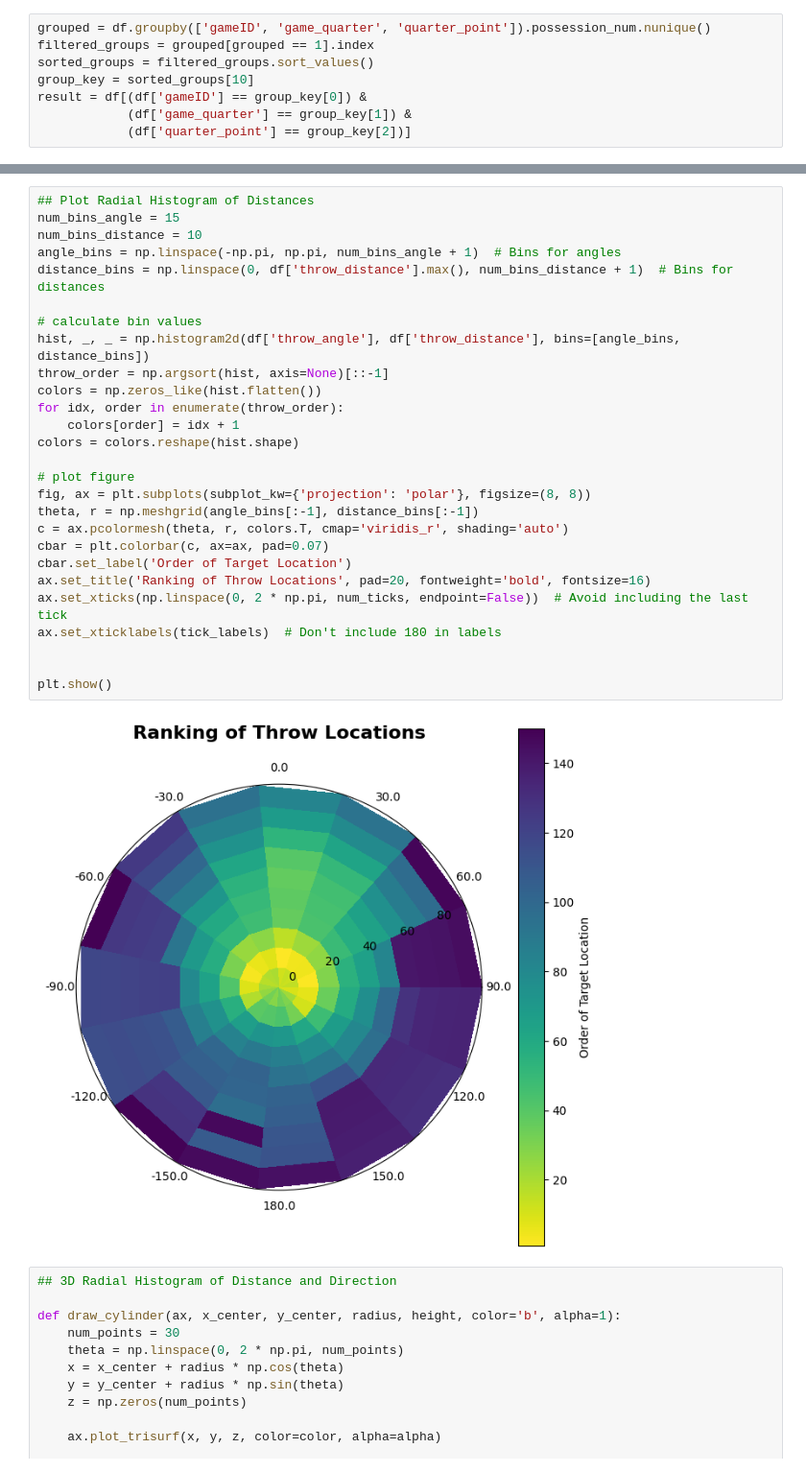
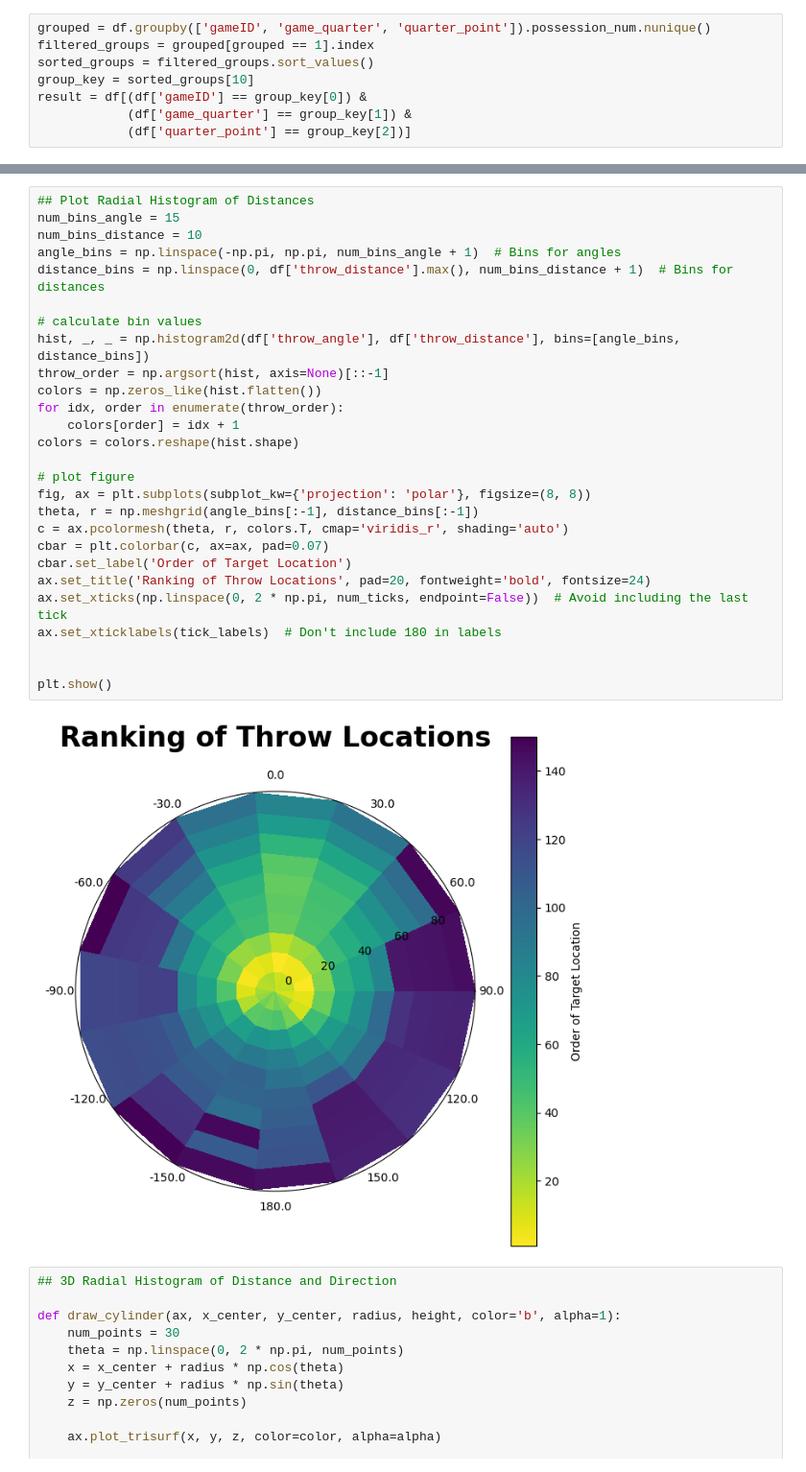
Before and after one commit to BradenEberhard/Expected-Throwing-Value, a Jupyter notebook: figures/descriptive_charts.ipynb, the cells around one changed output, grey strips where cells are left out. Shown at 96% size. Drawn from its saved outputs; the diff is of its cells as text.

```diff
--- a/figures/descriptive_charts.ipynb
+++ b/figures/descriptive_charts.ipynb
@@ -171,32 +110,32 @@ plt.show()
 # %%
 ## Plot Radial Histogram of Distances
 num_bins_angle = 15
 num_bins_distance = 10
 angle_bins = np.linspace(-np.pi, np.pi, num_bins_angle + 1)  # Bins for angles
 distance_bins = np.linspace(0, df['throw_distance'].max(), num_bins_distance + 1)  # Bins for distances
 
 # calculate bin values
 hist, _, _ = np.histogram2d(df['throw_angle'], df['throw_distance'], bins=[angle_bins, distance_bins])
 throw_order = np.argsort(hist, axis=None)[::-1]
 colors = np.zeros_like(hist.flatten())
 for idx, order in enumerate(throw_order):
     colors[order] = idx + 1
 colors = colors.reshape(hist.shape)
 
 # plot figure
 fig, ax = plt.subplots(subplot_kw={'projection': 'polar'}, figsize=(8, 8))
 theta, r = np.meshgrid(angle_bins[:-1], distance_bins[:-1])
 c = ax.pcolormesh(theta, r, colors.T, cmap='viridis_r', shading='auto')
 cbar = plt.colorbar(c, ax=ax, pad=0.07)
 cbar.set_label('Order of Target Location')
-ax.set_title('Ranking of Throw Locations', pad=20, fontweight='bold', fontsize=16)
+ax.set_title('Ranking of Throw Locations', pad=20, fontweight='bold', fontsize=24)
 ax.set_xticks(np.linspace(0, 2 * np.pi, num_ticks, endpoint=False))  # Avoid including the last tick
 ax.set_xticklabels(tick_labels)  # Don't include 180 in labels
 
 
 plt.show()
 # %% [output]
-[figure, old version]
+[figure, new version]
 # %%
 ## 3D Radial Histogram of Distance and Direction
 
```
Also changed, not shown: parts of 4 cells of this notebook, 8 other files.
